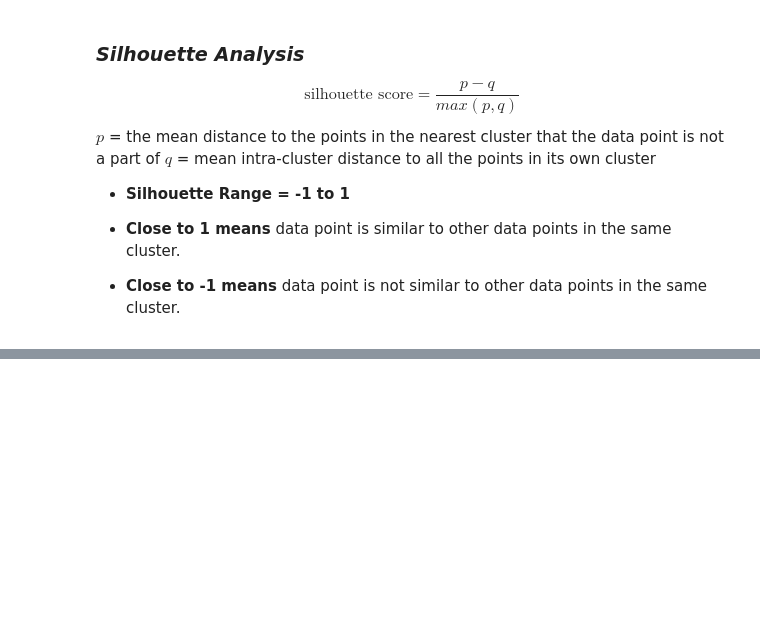
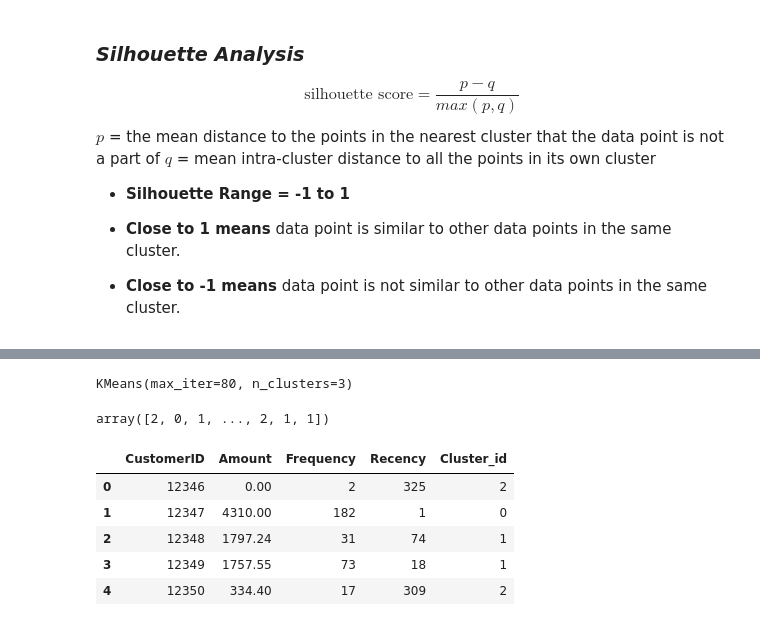
Before and after one commit to jaweria332/Customer-Segmentation, a Jupyter notebook: Customer Segmentation.ipynb, the cells around one changed output, grey strips where cells are left out. Cells and saved outputs as stored; diff of their text form; code cells hidden in the pictures; blank space fills up the shorter version.

```diff
--- a/Customer Segmentation.ipynb
+++ b/Customer Segmentation.ipynb
@@ -356,0 +377,21 @@ $q$ =  mean intra-cluster distance to all the points in its own cluster
+# %%
+#Final model with k=3
+model = KMeans(n_clusters=3,max_iter=80)
+model.fit(rfm_df_scale)
+# %% [output]
+KMeans(max_iter=80, n_clusters=3)
+# %%
+model.labels_
+# %% [output]
+array([2, 0, 1, ..., 2, 1, 1])
+# %%
+#Assigning labels to each data point
+rfm['Cluster_id'] = model.labels_
+rfm.head()
+# %% [output]
+|  | CustomerID | Amount | Frequency | Recency | Cluster_id |
+| 0 | 12346 | 0.00 | 2 | 325 | 2 |
+| 1 | 12347 | 4310.00 | 182 | 1 | 0 |
+| 2 | 12348 | 1797.24 | 31 | 74 | 1 |
+| 3 | 12349 | 1757.55 | 73 | 18 | 1 |
+| 4 | 12350 | 334.40 | 17 | 309 | 2 |
```
Also changed, not shown: parts of 9 cells of this notebook.
